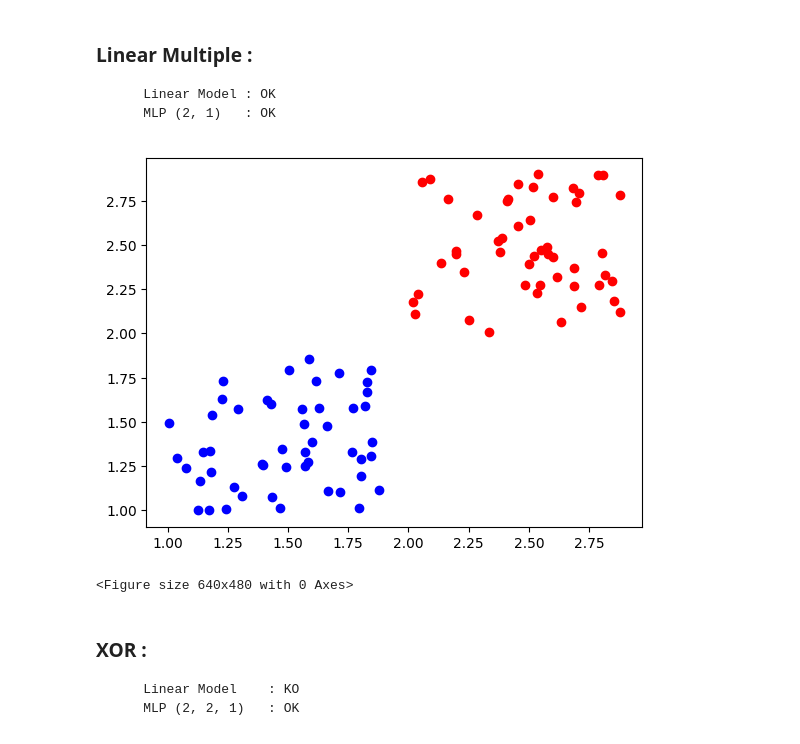
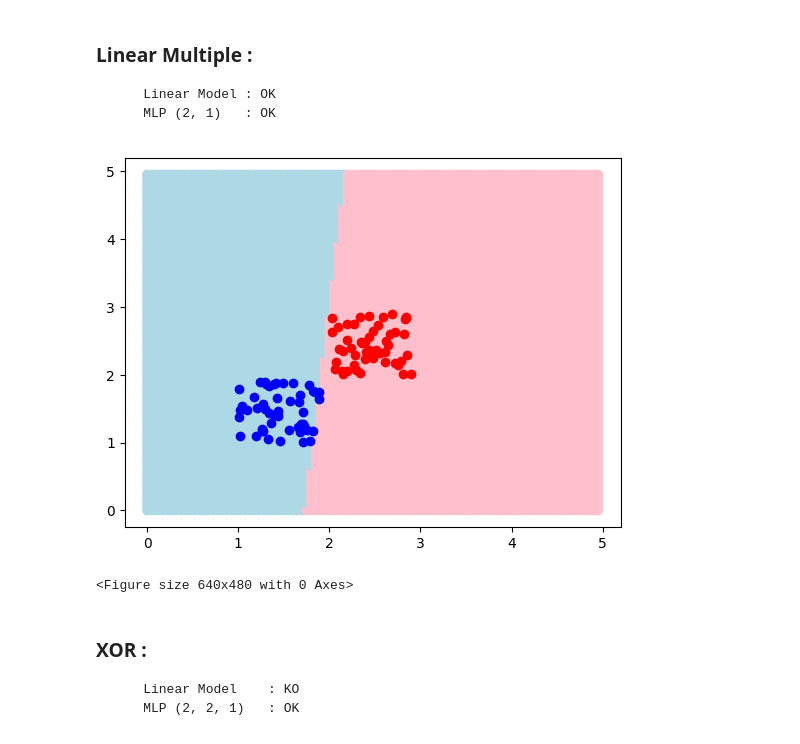
Before and after one commit to FrancoisLGRND/PA2025, a Jupyter notebook: [Notebook] Cas de tests.ipynb, the cells around one changed output. Saved outputs shown, nothing was run; the diff lists cells and outputs as text; code cells hidden in the pictures.

```diff
--- a/[Notebook] Cas de tests.ipynb
+++ b/[Notebook] Cas de tests.ipynb
@@ -74,11 +91,3 @@ SyntaxError: invalid syntax (2460529161.py, line 4)
 # %%
 X = np.concatenate([np.random.random((50,2)) * 0.9 + np.array([1, 1]), np.random.random((50,2)) * 0.9 + np.array([2, 2])])
 Y = np.concatenate([np.ones((50, 1)), np.ones((50, 1)) * -1.0])
-# %%
-plt.scatter(X[0:50, 0], X[0:50, 1], color='blue')
-plt.scatter(X[50:100,0], X[50:100,1], color='red')
-plt.show()
-plt.clf()
-# %% [output]
-[figure, removed]
-<Figure size 640x480 with 0 Axes>
@@ -85,3 +105,23 @@ plt.clf()
+# %%
+predicted_colors = []
+point_predicted = []
+for x in np.arange(0, 5, 5.0/ 100.0):
+  for y in np.arange(0, 5, 5.0/100.0):
+    point = np.array([x, y], dtype=np.float32)
+    point_predicted.append(point)
+    prediction = lib.predict_linear_model(model, point.ctypes.data_as(ctypes.POINTER(ctypes.c_float)))
+    predicted_colors.append('lightblue' if prediction > 0 else 'pink')
+point_predicted = np.array(point_predicted)
+
+plt.scatter(point_predicted[:, 0], point_predicted[:, 1], c=predicted_colors)
+plt.scatter(X[0:50, 0], X[0:50, 1], color='blue')
+plt.scatter(X[50:100,0], X[50:100,1], color='red')
+plt.show()
+plt.clf()
+lib.release_linear_model(model)
+# %% [output]
+[figure, added]
+<Figure size 640x480 with 0 Axes>
 # %% [markdown]
 ### XOR :
         Linear Model    : KO
```
Also changed, not shown: parts of 13 cells of this notebook, 3 other files.
